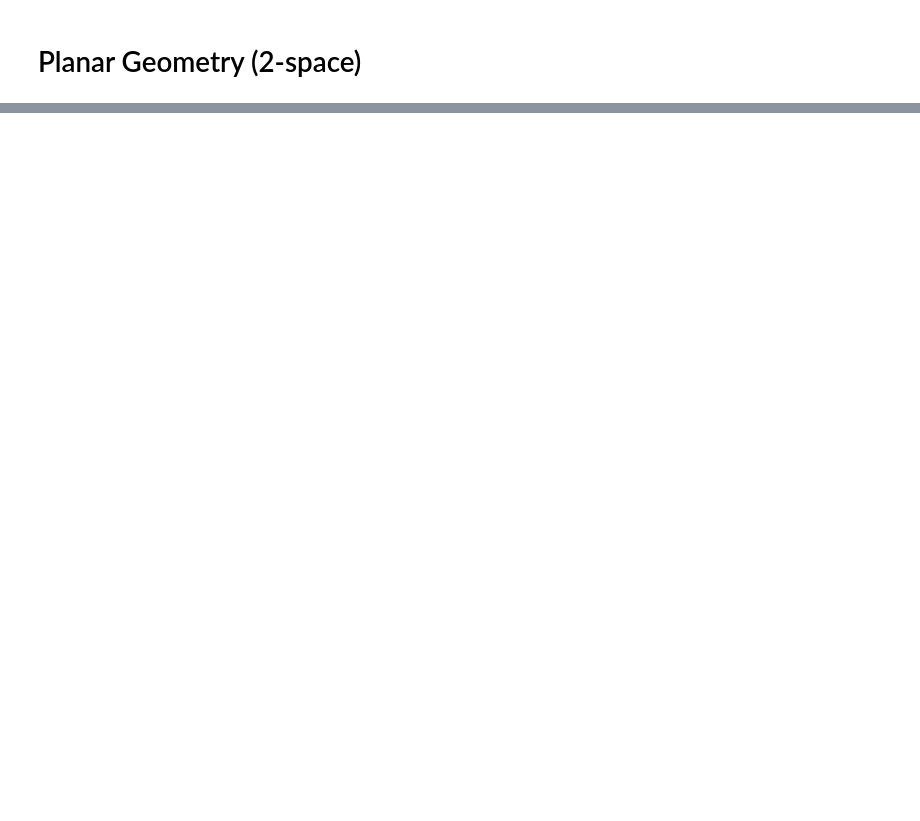
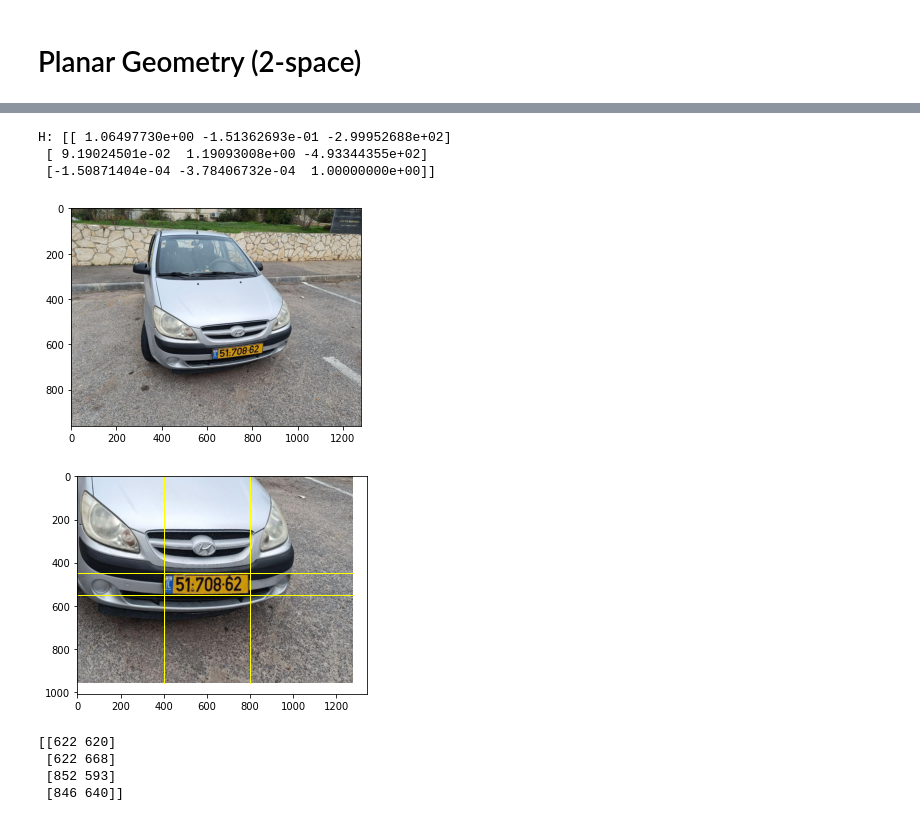
Before and after one commit to yehper/computer-vision-summary, a Jupyter notebook: CV1.ipynb, the cells around one changed output, grey strips where cells are left out. Saved outputs shown, nothing was run; the diff lists cells and outputs as text; code cells hidden in the pictures; blank space fills up the shorter version.

```diff
--- a/CV1.ipynb
+++ b/CV1.ipynb
@@ -79,0 +116,73 @@ sdf
+# %%
+from sympy import*
+from sympy import abc
+import numpy as np
+from matplotlib import pyplot as plt
+
+# Original points
+x = [622, 622, 852, 846]
+y = [620, 668, 593, 640]
+# mapped points
+x1,y1,x2,y2 = 400,450,800,550
+xp = [x1, x1, x2, x2]
+yp = [y1, y2, y1, y2]
+
+h11, h12, h13, h21, h22, h23, h31, h32, h33, x1p, x2p, x3p = symbols(
+    'h11 h12 h13 h21 h22 h23 h31 h32 h33 x1p x2p x3p')
+
+PH=Matrix([
+    [-x[0],-y[0],-1,0,0,0,x[0]*xp[0],y[0]*xp[0],xp[0]],
+    [0,0,0,-x[0],-y[0],-1,x[0]*yp[0],y[0]*yp[0],yp[0]],
+    [-x[1],-y[1],-1,0,0,0,x[1]*xp[1],y[1]*xp[1],xp[1]],
+    [0,0,0,-x[1],-y[1],-1,x[1]*yp[1],y[1]*yp[1],yp[1]],
+    [-x[2],-y[2],-1,0,0,0,x[2]*xp[2],y[2]*xp[2],xp[2]],
+    [0,0,0,-x[2],-y[2],-1,x[2]*yp[2],y[2]*yp[2],yp[2]],
+    [-x[3],-y[3],-1,0,0,0,x[3]*xp[3],y[3]*xp[3],xp[3]],
+    [0,0,0,-x[3],-y[3],-1,x[3]*yp[3],y[3]*yp[3],yp[3]]
+])
+H = Matrix([h11,h12,h13,h21,h22,h23,h31,h32,h33])
+Hn=solve(PH*H,H)
+H = np.ones((3,3))
+i=0
+for k,v in Hn.items():
+    Hn[k]=v.evalf(subs={h33:1})
+    H[i//3,i%3] = Hn[k]
+    i+=1
+print("H:",H)
+# %% [output]
+H: [[ 1.06497730e+00 -1.51362693e-01 -2.99952688e+02]
+ [ 9.19024501e-02  1.19093008e+00 -4.93344355e+02]
+ [-1.50871404e-04 -3.78406732e-04  1.00000000e+00]]
+# %%
+from skimage import transform
+from numpy.linalg import inv
+import matplotlib.lines as lines
+
+im0=plt.imread("car.jpg")
+plt.imshow(im0)
+plt.show()
+
+fig = plt.figure()
+imt = transform.warp(im0,inv(H))
+plt.imshow(imt)
+plt.plot([x1,x1],[0,imt.shape[0]] ,color="yellow", linewidth=1)
+plt.plot([0,imt.shape[1]],[y1,y1] ,color="yellow", linewidth=1)
+plt.plot([0,imt.shape[1]],[y2,y2] ,color="yellow", linewidth=1)
+plt.plot([x2,x2],[0,imt.shape[0] ],color="yellow", linewidth=1)
+plt.show()
+
+## checkout tform = transform.estimate_transform('projective', points_of_interest, projection)
+# %% [output]
+[figure, added]
+[figure, added]
+# %%
+## can also be done with transform:
+
+pts_of_interst = np.vstack((np.array(x),np.array(y))).T
+projection = np.vstack((np.array(xp),np.array(yp))).T
+print(pts_of_interst)
+# %% [output]
+[[622 620]
+ [622 668]
+ [852 593]
+ [846 640]]
```
Also changed, not shown: parts of 8 cells of this notebook.
